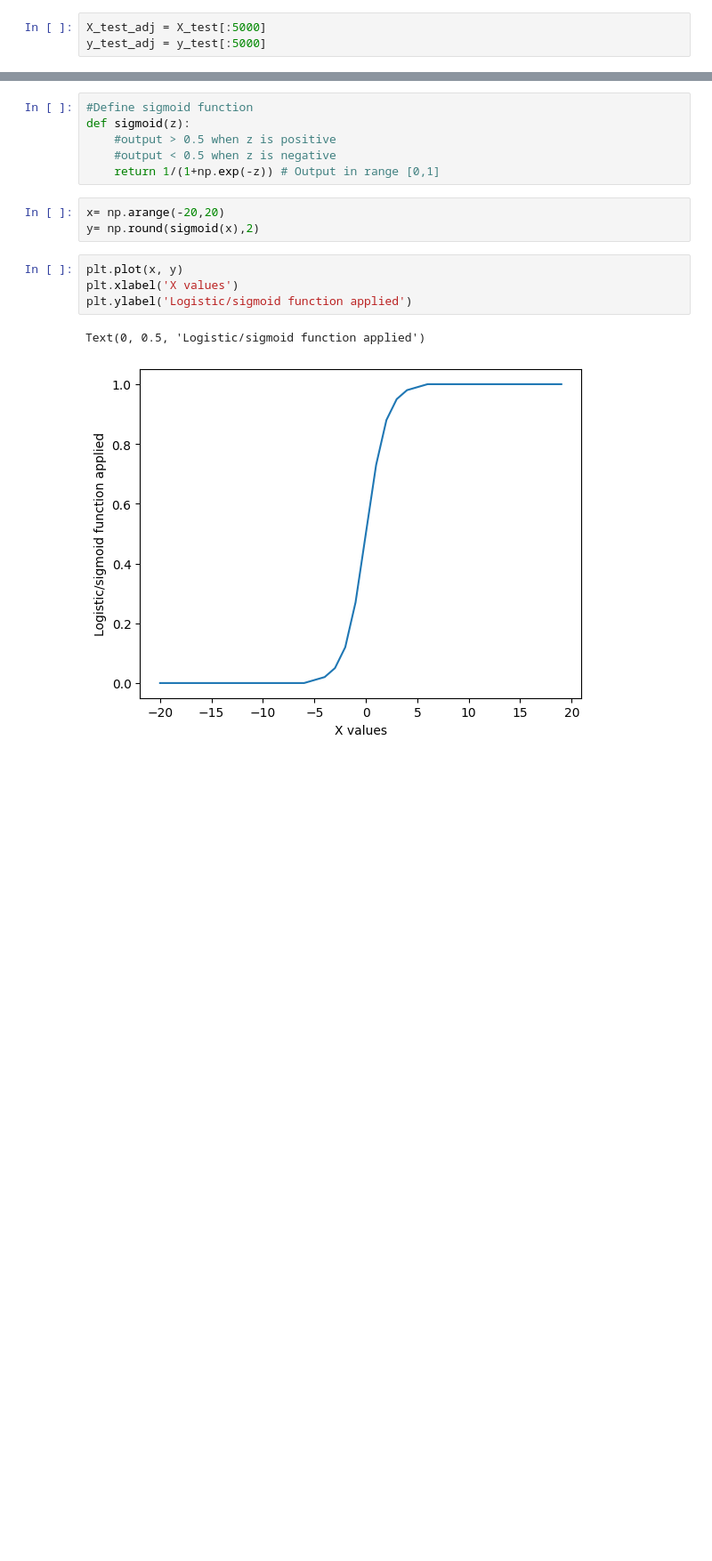
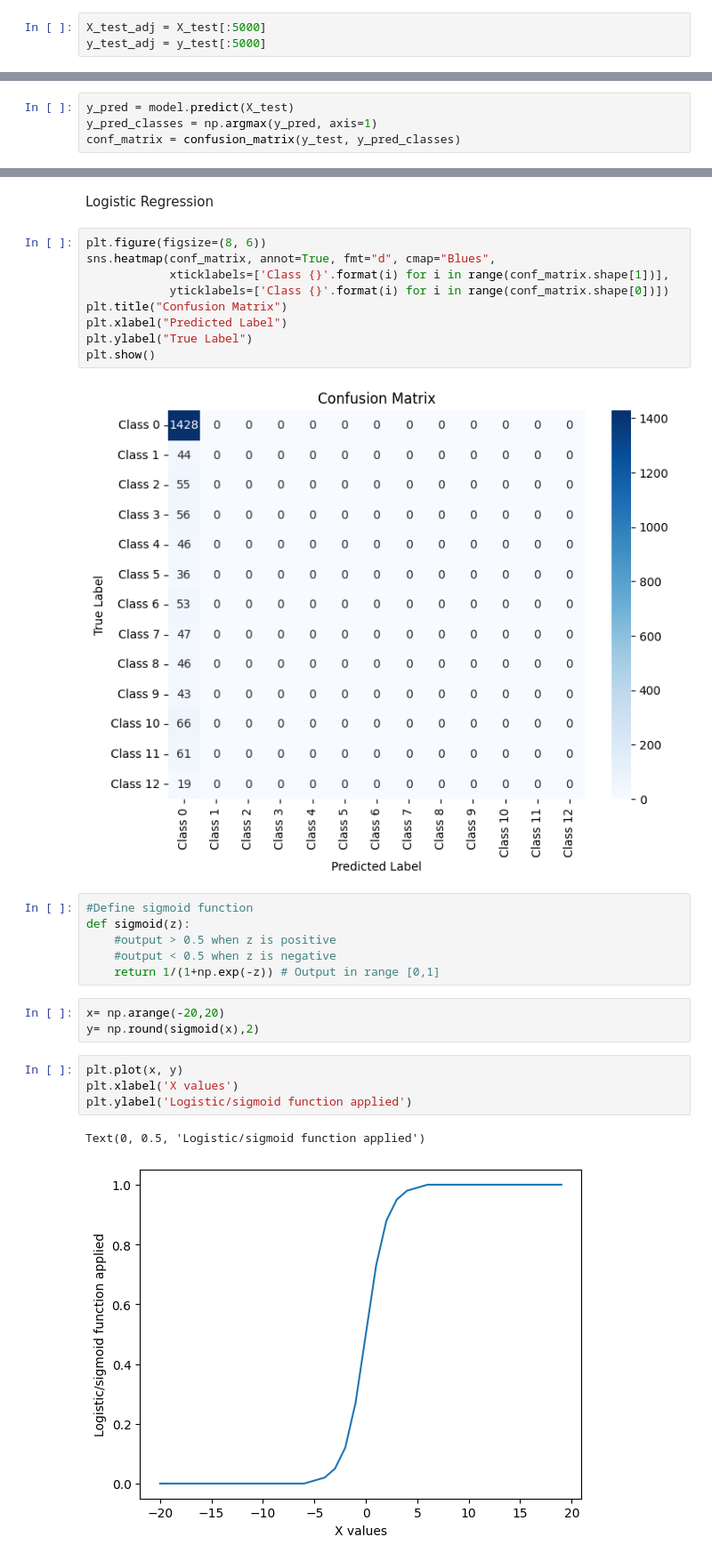
Before and after one commit to seifahmed2004/ML-Project, a Jupyter notebook: ML_project.ipynb, the cells around one changed output, grey strips where cells are left out. Shown at 89% size. Cells and saved outputs as stored; diff of their text form; blank space fills up the shorter version.

```diff
--- a/ML_project.ipynb
+++ b/ML_project.ipynb
@@ -392,0 +409,4 @@ plt.show()
+# %%
+y_pred = model.predict(X_test)
+y_pred_classes = np.argmax(y_pred, axis=1)
+conf_matrix = confusion_matrix(y_test, y_pred_classes)
@@ -393,3 +415,16 @@ plt.show()
+# %% [markdown]
+Logistic Regression
+# %%
+plt.figure(figsize=(8, 6))
+sns.heatmap(conf_matrix, annot=True, fmt="d", cmap="Blues",
+            xticklabels=['Class {}'.format(i) for i in range(conf_matrix.shape[1])],
+            yticklabels=['Class {}'.format(i) for i in range(conf_matrix.shape[0])])
+plt.title("Confusion Matrix")
+plt.xlabel("Predicted Label")
+plt.ylabel("True Label")
+plt.show()
+# %% [output]
+[figure, added]
 # %%
 #Define sigmoid function
 def sigmoid(z):
```
Also changed, not shown: parts of 25 cells of this notebook.
